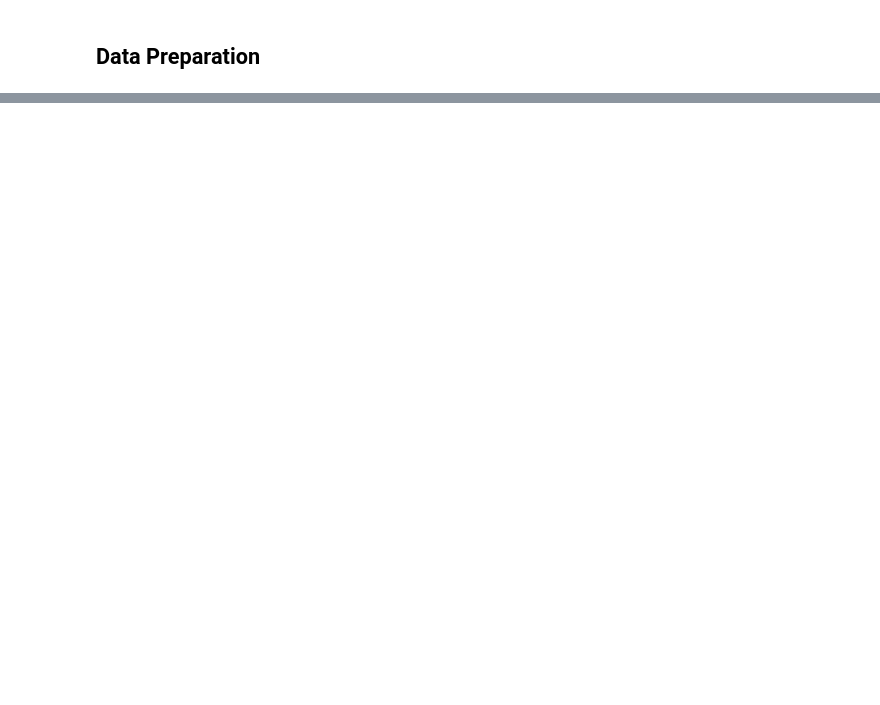
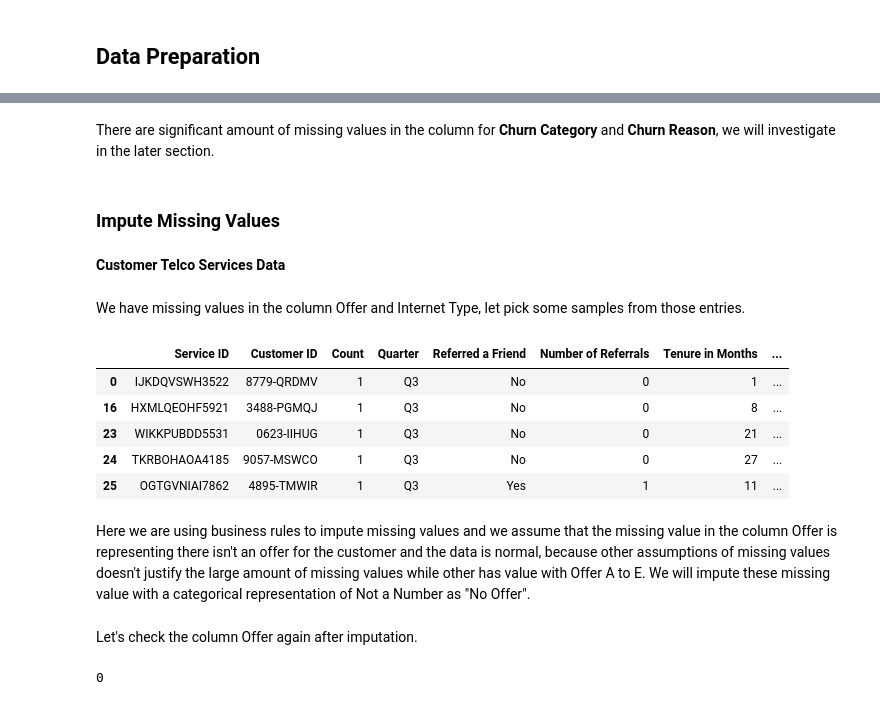
Before and after one commit to Jacky-Lam-CY/PROG74010-DataProject, a Jupyter notebook: PROG74010-DataProject.ipynb, the cells around one changed output, grey strips where cells are left out. Cells and saved outputs as stored; diff of their text form; code cells hidden in the pictures; blank space fills up the shorter version.

```diff
--- a/PROG74010-DataProject.ipynb
+++ b/PROG74010-DataProject.ipynb
@@ -70,0 +350,19 @@ The purpose of this project is to use data visualization techniques learned in c
+# %% [markdown]
+There are significant amount of missing values in the column for **Churn Category** and **Churn Reason**, we will investigate in the later section.
+# %% [markdown]
+### Impute Missing Values
+# %% [markdown]
+**Customer Telco Services Data**
+# %% [markdown]
+We have missing values in the column Offer and Internet Type, let pick some samples from those entries.
+# %%
+df_customer_telco_services[df_customer_telco_services['Offer'].isnull()].head()
+# %% [output]
+|  | Service ID | Customer ID | Count | Quarter | Referred a Friend | Number of Referrals | Tenure in Months | ... |
+| 0 | IJKDQVSWH3522 | 8779-QRDMV | 1 | Q3 | No | 0 | 1 | ... |
+| 16 | HXMLQEOHF5921 | 3488-PGMQJ | 1 | Q3 | No | 0 | 8 | ... |
+| 23 | WIKKPUBDD5531 | 0623-IIHUG | 1 | Q3 | No | 0 | 21 | ... |
+| 24 | TKRBOHAOA4185 | 9057-MSWCO | 1 | Q3 | No | 0 | 27 | ... |
+| 25 | OGTGVNIAI7862 | 4895-TMWIR | 1 | Q3 | Yes | 1 | 11 | ... |
+# %% [markdown]
+Here we are using business rules to impute missing values and we assume that the missing value in the column Offer is representing there isn't an offer for the customer and the data is normal, because other assumptions of missing values doesn't justify the large amount of missing values while other has value with Offer A to E. We will impute these missing value with a categorical representation of Not a Number as "No Offer".
@@ -70,0 +371,6 @@ The purpose of this project is to use data visualization techniques learned in c
+# %% [markdown]
+Let's check the column Offer again after imputation.
+# %%
+df_customer_telco_services['Offer'].isnull().sum()
+# %% [output]
+0
```
Also changed, not shown: parts of 69 cells of this notebook.
